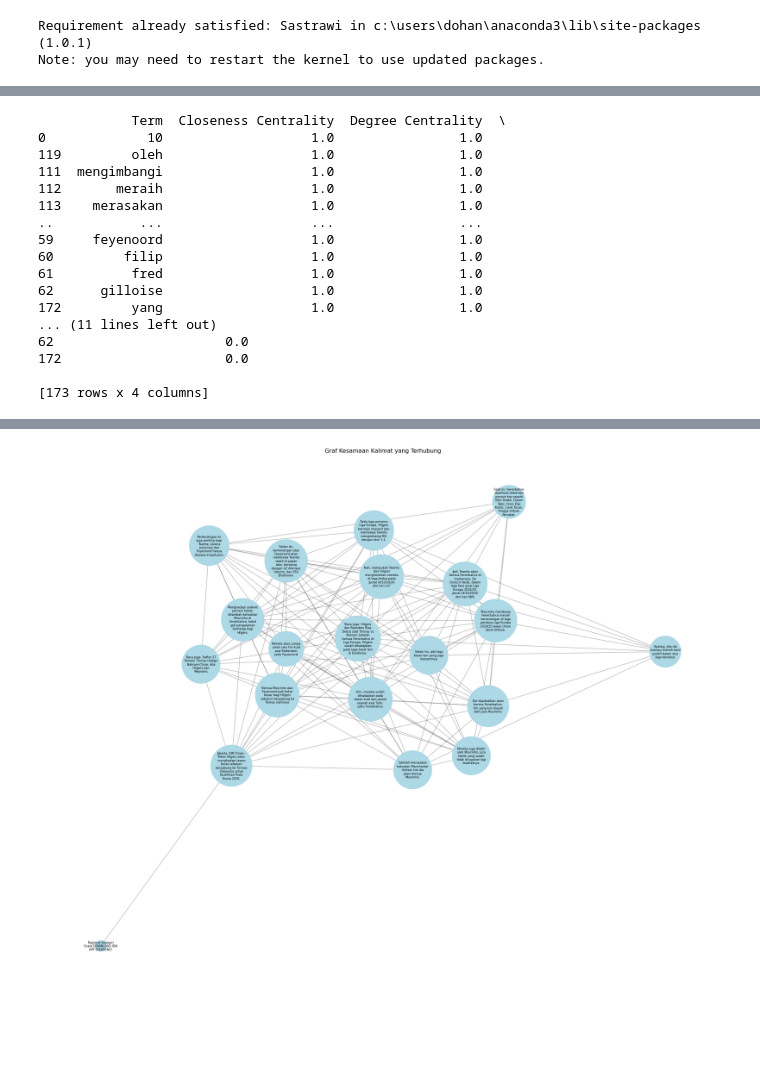
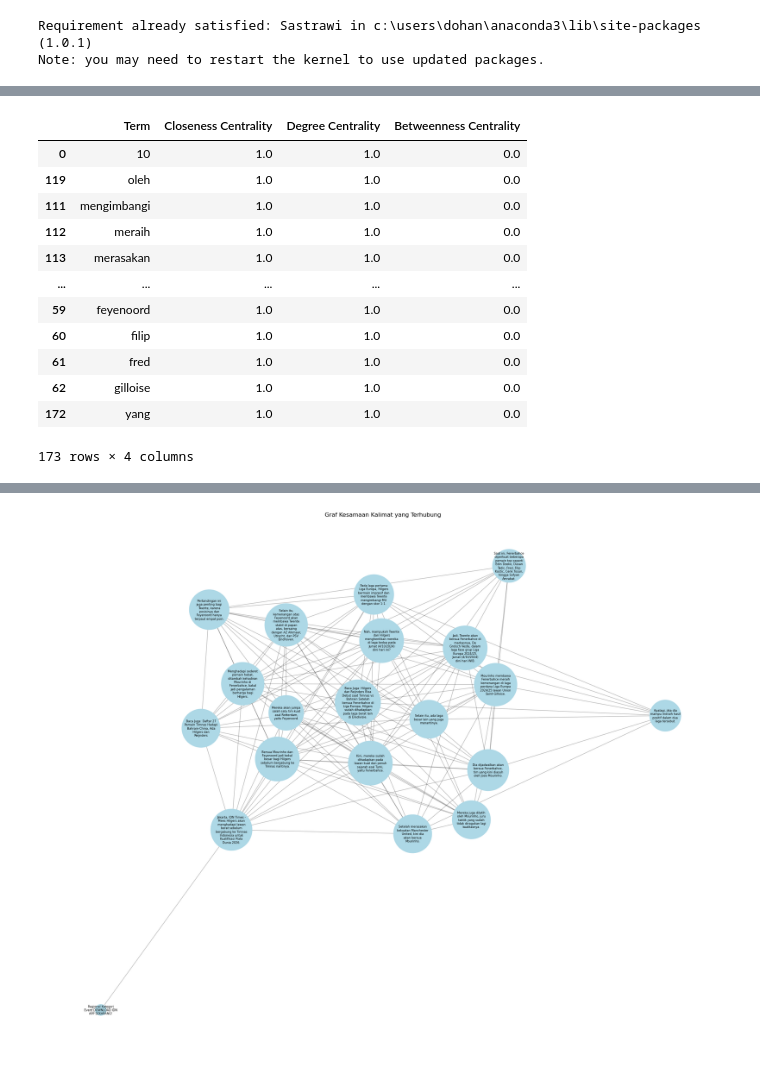
Before and after one commit to drhadityo/ppw, a Jupyter notebook: _sources/Tugas Crawling Artikel.ipynb, the cells around one changed output, grey strips where cells are left out. Drawn from its saved outputs; the diff is of its cells as text; code cells hidden in the pictures; blank space fills up the shorter version.

```diff
--- a/_sources/Tugas Crawling Artikel.ipynb
+++ b/_sources/Tugas Crawling Artikel.ipynb
@@ -361,37 +548,33 @@ plt.show()
 # %%
 # Menghitung closeness centrality, degree centrality, dan betweenness centrality
 closeness_centrality = nx.closeness_centrality(G)
 degree_centrality = nx.degree_centrality(G)
 betweenness_centrality = nx.betweenness_centrality(G)
 
 # Menyusun hasil dalam DataFrame untuk menampilkan secara rapi
 centrality_df = pd.DataFrame({
     'Term': list(G.nodes),
     'Closeness Centrality': [closeness_centrality[node] for node in G.nodes],
     'Degree Centrality': [degree_centrality[node] for node in G.nodes],
     'Betweenness Centrality': [betweenness_centrality[node] for node in G.nodes]
 })
 
 # Mengurutkan berdasarkan Degree Centrality
 centrality_df = centrality_df.sort_values('Degree Centrality', ascending=False)
 
 # Menampilkan hasil
-print(centrality_df)
+centrality_df
 # %% [output]
+|  | Term | Closeness Centrality | Degree Centrality | Betweenness Centrality |
+| 0 | 10 | 1.0 | 1.0 | 0.0 |
+| 119 | oleh | 1.0 | 1.0 | 0.0 |
+| 111 | mengimbangi | 1.0 | 1.0 | 0.0 |
+| 112 | meraih | 1.0 | 1.0 | 0.0 |
+| 113 | merasakan | 1.0 | 1.0 | 0.0 |
+| ... | ... | ... | ... | ... |
+| 59 | feyenoord | 1.0 | 1.0 | 0.0 |
+| 60 | filip | 1.0 | 1.0 | 0.0 |
+| 61 | fred | 1.0 | 1.0 | 0.0 |
+| 62 | gilloise | 1.0 | 1.0 | 0.0 |
+| 172 | yang | 1.0 | 1.0 | 0.0 |
-            Term  Closeness Centrality  Degree Centrality  \
-0             10                   1.0                1.0
-119         oleh                   1.0                1.0
-111  mengimbangi                   1.0                1.0
-112       meraih                   1.0                1.0
-113    merasakan                   1.0                1.0
-..           ...                   ...                ...
-59     feyenoord                   1.0                1.0
-60         filip                   1.0                1.0
-61          fred                   1.0                1.0
-62      gilloise                   1.0                1.0
-172         yang                   1.0                1.0
-... (11 lines left out)
-62                      0.0
-172                     0.0
-
-[173 rows x 4 columns]
+173 rows × 4 columns
```
Also changed, not shown: parts of 15 cells of this notebook, 31 other files.
